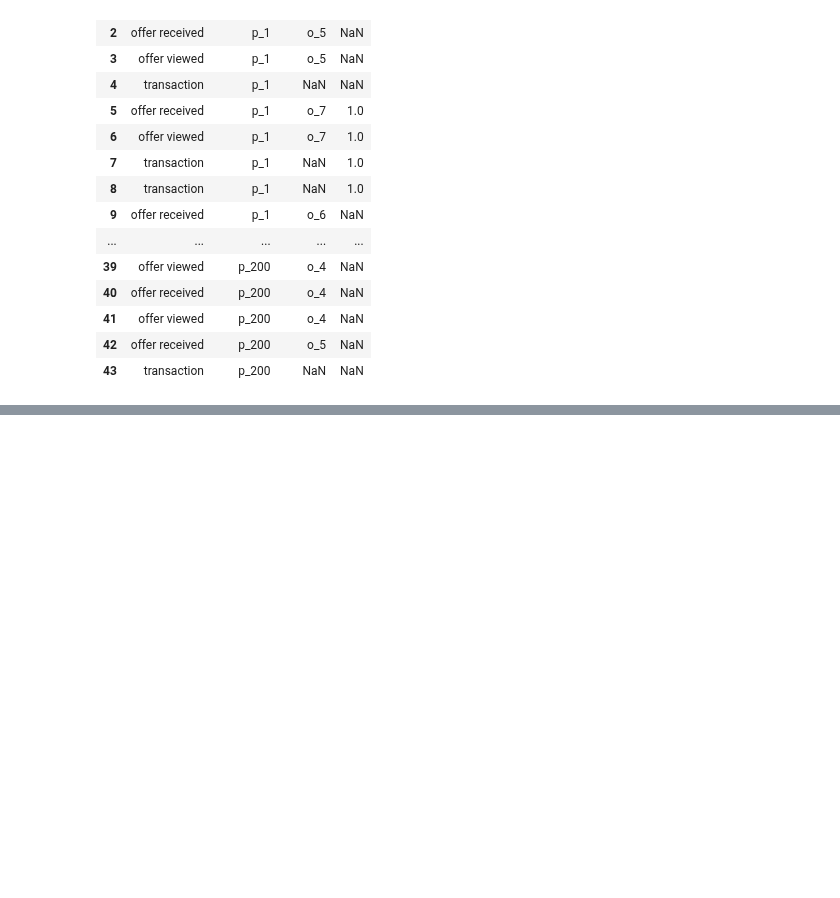
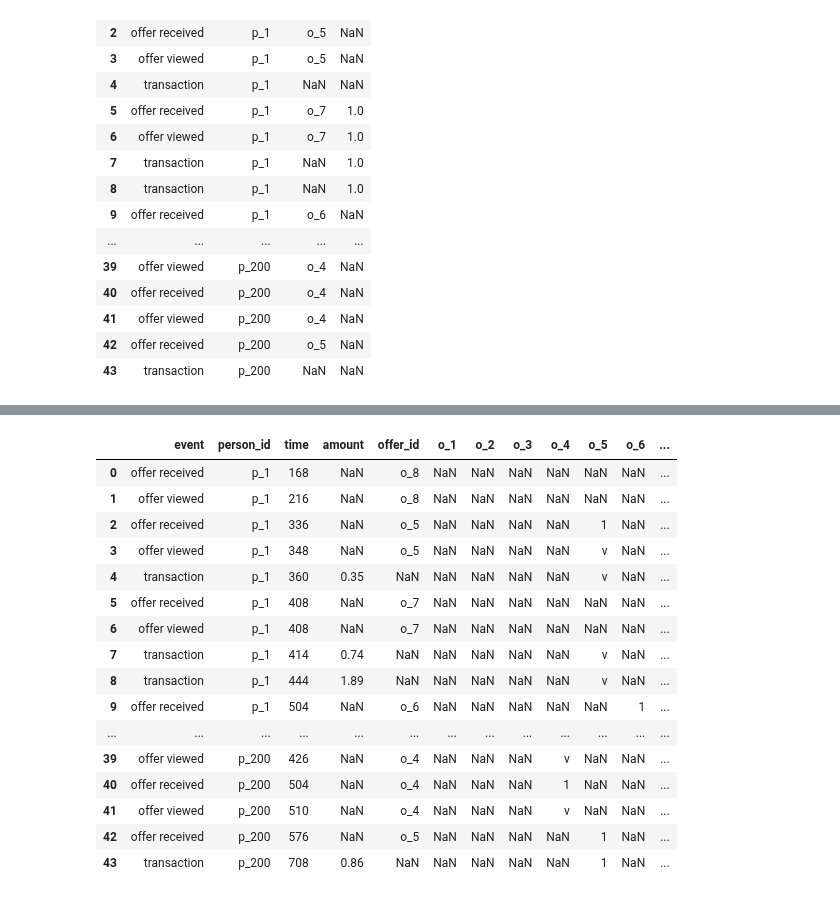
Before and after one commit to rbuerki/segmentation-challenge-starbucks, a Jupyter notebook: 2-eda.ipynb, the cells around one changed output, grey strips where cells are left out. Drawn from its saved outputs; the diff is of its cells as text; code cells hidden in the pictures; blank space fills up the shorter version.

Commit message:
FEAT: run "v" function, without considering "completed"

```diff
--- a/2-eda.ipynb
+++ b/2-eda.ipynb
@@ -290,22 +290,32 @@ transcript_extended[['event', 'person_id', 'offer_id', 'o_7']]
 | 42 | offer received | p_200 | o_5 | NaN |
 | 43 | transaction | p_200 | NaN | NaN |
 # %%
-for col in transcript_extended.columns[-10:]:
-    index_start_list = []
-    for index, row in transcript_extended.iterrows():
+def function_v():
 
+    for col in transcript_extended.columns[-10:]:
+        index_start_list = []
+        for index, row in transcript_extended.iterrows():
 
-        if transcript_extended.loc[index, 'event'] == 'offer viewed' and transcript_extended.loc[index, col] == 1:
-            index_start = index
-            index_start_list.append(index_start)
+            if transcript_extended.loc[index, 'event'] == 'offer viewed' and transcript_extended.loc[index, col] == 1:
+                index_start = index
+                index_start_list.append(index_start)
 
-            for index_start in index_start_list:
-                for idx, roww in transcript_extended.loc[index_start: , :].iterrows():
-                    if transcript_extended.loc[idx, 'event'] == 'offer received' and transcript_extended.loc[idx, col] == 1:
-                        index_stop = idx-1
-                        break
+                for index_start in index_start_list:
+                    for idx, roww in transcript_extended.loc[index_start: , :].iterrows():
+                        if transcript_extended.loc[idx, 'event'] == 'offer received' and transcript_extended.loc[idx, col] == 1:
+                            index_stop = idx-1
+                            break
 
-                if index_stop < index_start:
-                    index_stop = len(transcript_extended) -1
+                    if index_stop < index_start:
+                        index_stop = len(transcript_extended) -1
 
-            print(index, index_start, index_stop)
+                print(index, index_start, index_stop)
+
+#                 transcript_extended.loc[index_start : index_stop, col].apply(lambda x: 'v' if x == 1 else np.nan)
+#                 transcript_extended.loc[index_start : index_stop, col].replace(1, 'v', inplace=True)
+
+                for i, rowwww in transcript_extended.loc[index_start: index_stop].iterrows():
+                    if transcript_extended.loc[i, col] == 1:
+                        transcript_extended.loc[i, col] = 'v'
+
+    return transcript_extended
@@ -327,0 +322,2 @@ index_start_list
+# %%
+transcript_test = function_v()
@@ -327,0 +334,20 @@ index_start_list
+# %%
+transcript_test
+# %% [output]
+|  | event | person_id | time | amount | offer_id | o_1 | o_2 | o_3 | o_4 | o_5 | o_6 | ... |
+| 0 | offer received | p_1 | 168 | NaN | o_8 | NaN | NaN | NaN | NaN | NaN | NaN | ... |
+| 1 | offer viewed | p_1 | 216 | NaN | o_8 | NaN | NaN | NaN | NaN | NaN | NaN | ... |
+| 2 | offer received | p_1 | 336 | NaN | o_5 | NaN | NaN | NaN | NaN | 1 | NaN | ... |
+| 3 | offer viewed | p_1 | 348 | NaN | o_5 | NaN | NaN | NaN | NaN | v | NaN | ... |
+| 4 | transaction | p_1 | 360 | 0.35 | NaN | NaN | NaN | NaN | NaN | v | NaN | ... |
+| 5 | offer received | p_1 | 408 | NaN | o_7 | NaN | NaN | NaN | NaN | NaN | NaN | ... |
+| 6 | offer viewed | p_1 | 408 | NaN | o_7 | NaN | NaN | NaN | NaN | NaN | NaN | ... |
+| 7 | transaction | p_1 | 414 | 0.74 | NaN | NaN | NaN | NaN | NaN | v | NaN | ... |
+| 8 | transaction | p_1 | 444 | 1.89 | NaN | NaN | NaN | NaN | NaN | v | NaN | ... |
+| 9 | offer received | p_1 | 504 | NaN | o_6 | NaN | NaN | NaN | NaN | NaN | 1 | ... |
+| ... | ... | ... | ... | ... | ... | ... | ... | ... | ... | ... | ... | ... |
+| 39 | offer viewed | p_200 | 426 | NaN | o_4 | NaN | NaN | NaN | v | NaN | NaN | ... |
+| 40 | offer received | p_200 | 504 | NaN | o_4 | NaN | NaN | NaN | 1 | NaN | NaN | ... |
+| 41 | offer viewed | p_200 | 510 | NaN | o_4 | NaN | NaN | NaN | v | NaN | NaN | ... |
+| 42 | offer received | p_200 | 576 | NaN | o_5 | NaN | NaN | NaN | NaN | 1 | NaN | ... |
+| 43 | transaction | p_200 | 708 | 0.86 | NaN | NaN | NaN | NaN | NaN | 1 | NaN | ... |
```
Also changed, not shown: parts of 5 cells of this notebook.
